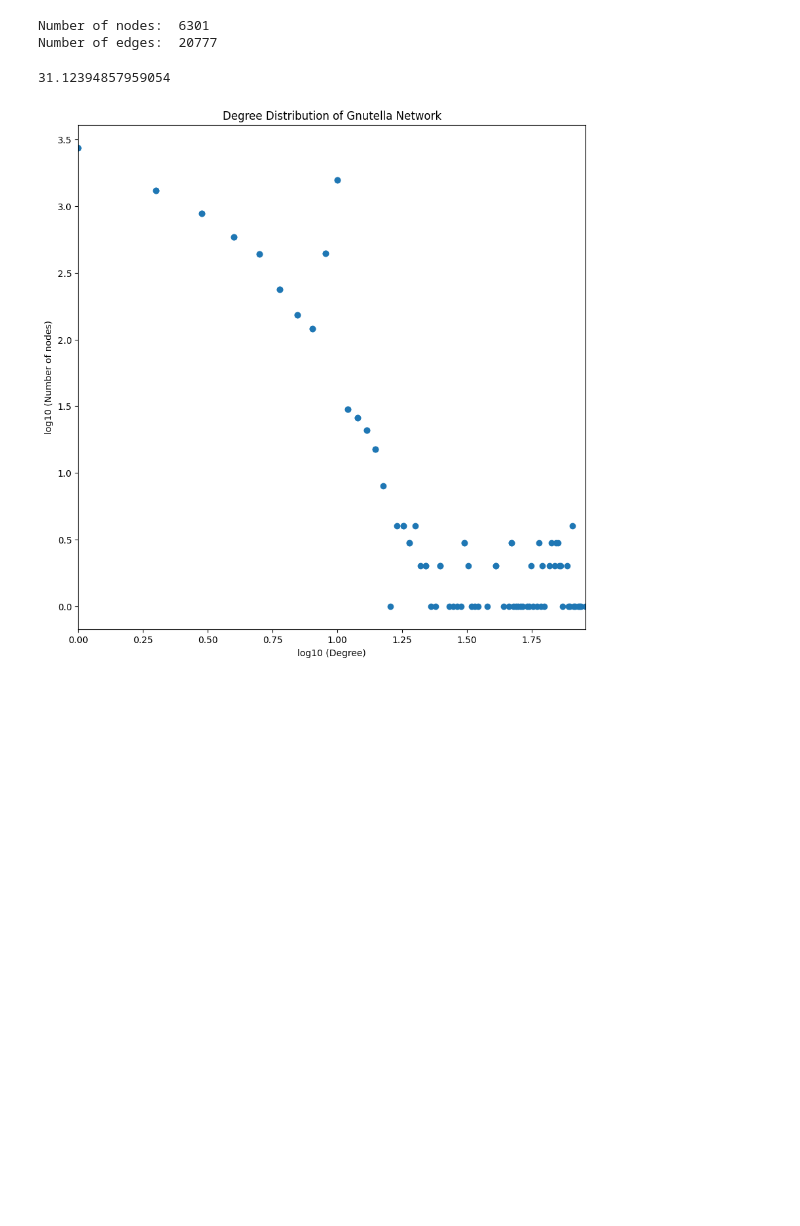
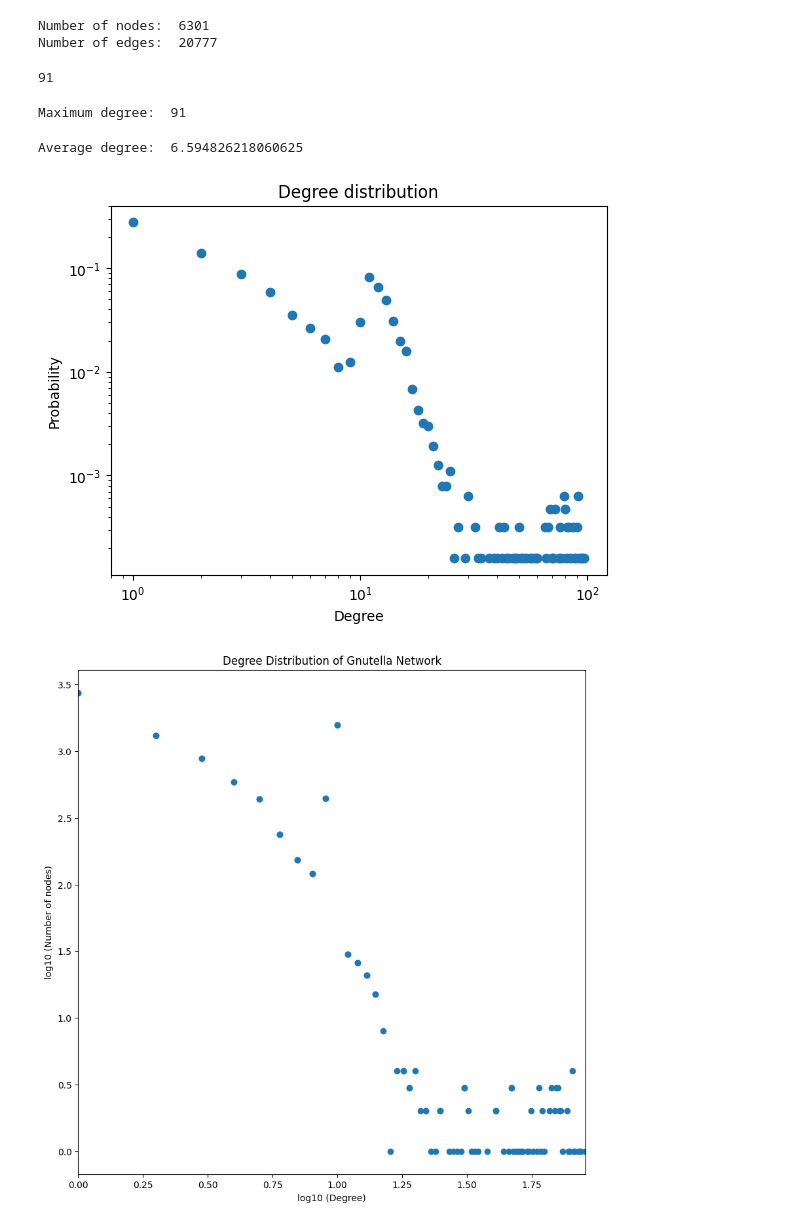
Before and after one commit to elifbuyukorhan/NetworkScience, a Jupyter notebook: gnutella network.ipynb, the cells around one changed output. Drawn from its saved outputs; the diff is of its cells as text; code cells hidden in the pictures; blank space fills up the shorter version.

```diff
--- a/gnutella network.ipynb
+++ b/gnutella network.ipynb
@@ -31,7 +31,6 @@ print("Number of edges: ", num_edges)
 Number of nodes:  6301
 Number of edges:  20777
 # %%
-#gnutella_graph.remove_node(1)
 out_degrees = dict(gnutella_graph.out_degree()) # dictionary node:degree
 in_degrees = dict(gnutella_graph.in_degree())
 # filtering nodes outdegree values with outdegree > 0
@@ -44,20 +43,35 @@ uq_pos_in_degree_vals = sorted(set(pos_in_degree_vals))
 uq_pos_total_degree_vals = uq_pos_out_degree_vals + uq_pos_in_degree_vals
 # counting frequency of each outdegree values
 total_hist = [pos_total_degree_vals.count(x) for x in uq_pos_total_degree_vals]
+
+print(max(pos_total_degree_vals))
+# %% [output]
+91
-# %%
-total_out_degree = 0
-total_in_degree = 0
-for x in out_degrees.values():
-    total_out_degree += out_degrees[x]
-
-for x in in_degrees.values():
-    total_in_degree += in_degrees[x]
-
-total_degree = total_in_degree + total_out_degree
-avg_k = total_degree / num_nodes
-print(avg_k)
-# %% [output]
-31.12394857959054
+# %%
+print("Maximum degree: ", max(pos_total_degree_vals))
+# %% [output]
+Maximum degree:  91
+# %%
+avg_degree = sum(dict(gnutella_graph.degree()).values()) / num_nodes
+print("Average degree: ", avg_degree)
+# %% [output]
+Average degree:  6.594826218060625
+# %%
+# Get the degree distribution of the graph
+degree_sequence = sorted([d for n, d in gnutella_graph.degree()], reverse=True)
+degree_count = nx.degree_histogram(gnutella_graph)
+
+# Calculate the probability distribution function
+p_k = [float(i)/sum(degree_count) for i in degree_count]
+
+# Plot the degree distribution and the probability distribution function
+plt.loglog(range(len(degree_count)), p_k, 'o')
+plt.title("Degree distribution")
+plt.xlabel("Degree")
+plt.ylabel("Probability")
+plt.show()
+# %% [output]
+[figure, added]
 # %%
 x = np.asarray(uq_pos_total_degree_vals, dtype = float)
 y = np.asarray(total_hist, dtype = float)
```
Also changed, not shown: parts of 17 cells of this notebook.
